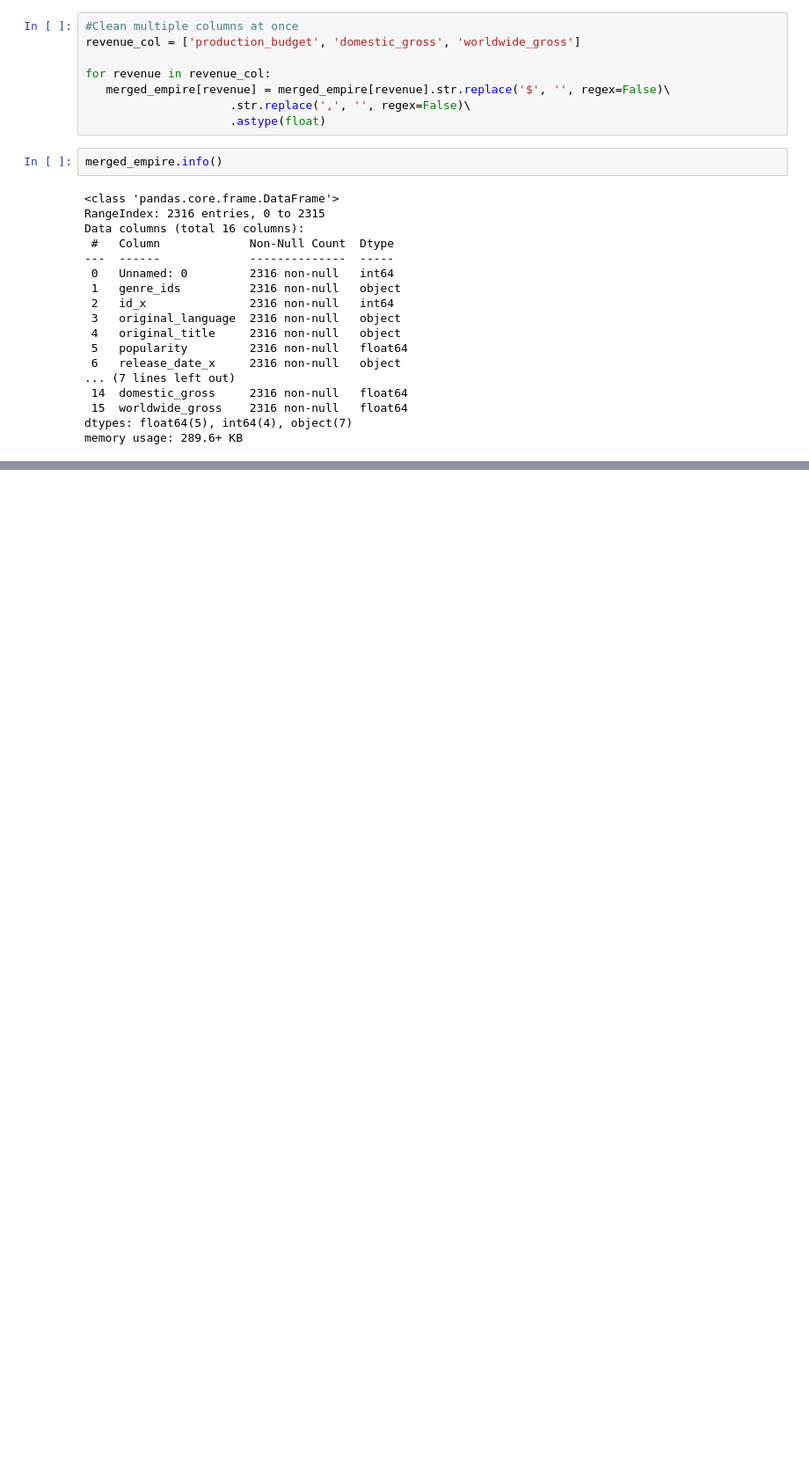
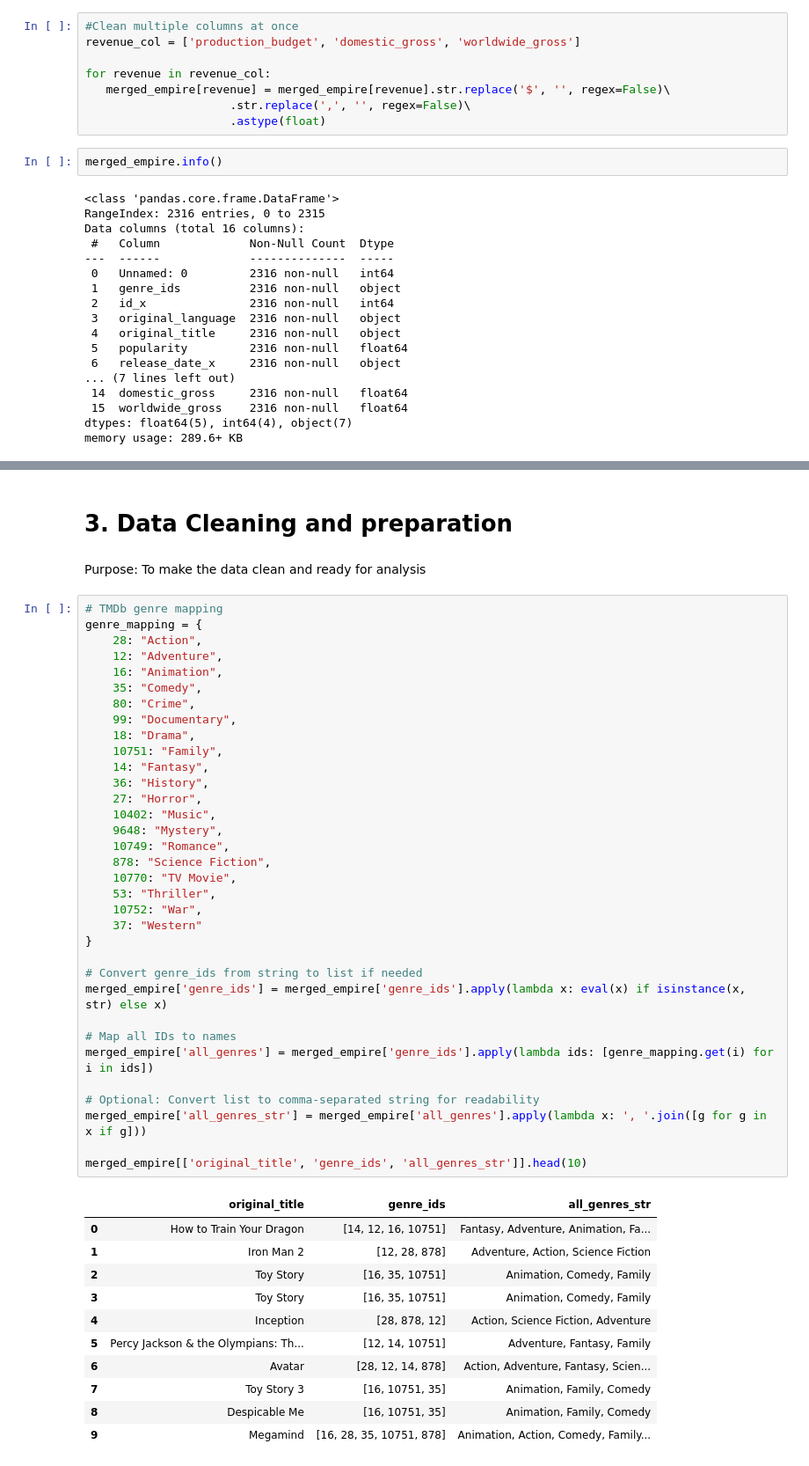
Before and after one commit to KamauWaithaka/TRIPPLE_7_MOVIE_EMPIRE_REVIEW, a Jupyter notebook: GROUP_7.ipynb, the cells around one changed output, grey strips where cells are left out. Shown at 88% size. Saved outputs shown, nothing was run; the diff lists cells and outputs as text; blank space fills up the shorter version.

```diff
--- a/GROUP_7.ipynb
+++ b/GROUP_7.ipynb
@@ -126,0 +221,50 @@ memory usage: 289.6+ KB
+# %% [markdown]
+# 3. Data Cleaning and preparation
+# %% [markdown]
+Purpose: To make the data clean and ready for analysis
+# %%
+# TMDb genre mapping
+genre_mapping = {
+    28: "Action",
+    12: "Adventure",
+    16: "Animation",
+    35: "Comedy",
+    80: "Crime",
+    99: "Documentary",
+    18: "Drama",
+    10751: "Family",
+    14: "Fantasy",
+    36: "History",
+    27: "Horror",
+    10402: "Music",
+    9648: "Mystery",
+    10749: "Romance",
+    878: "Science Fiction",
+    10770: "TV Movie",
+    53: "Thriller",
+    10752: "War",
+    37: "Western"
+}
+
+# Convert genre_ids from string to list if needed
+merged_empire['genre_ids'] = merged_empire['genre_ids'].apply(lambda x: eval(x) if isinstance(x, str) else x)
+
+# Map all IDs to names
+merged_empire['all_genres'] = merged_empire['genre_ids'].apply(lambda ids: [genre_mapping.get(i) for i in ids])
+
+# Optional: Convert list to comma-separated string for readability
+merged_empire['all_genres_str'] = merged_empire['all_genres'].apply(lambda x: ', '.join([g for g in x if g]))
+
+merged_empire[['original_title', 'genre_ids', 'all_genres_str']].head(10)
+# %% [output]
+|  | original_title | genre_ids | all_genres_str |
+| 0 | How to Train Your Dragon | [14, 12, 16, 10751] | Fantasy, Adventure, Animation, Fa... |
+| 1 | Iron Man 2 | [12, 28, 878] | Adventure, Action, Science Fiction |
+| 2 | Toy Story | [16, 35, 10751] | Animation, Comedy, Family |
+| 3 | Toy Story | [16, 35, 10751] | Animation, Comedy, Family |
+| 4 | Inception | [28, 878, 12] | Action, Science Fiction, Adventure |
+| 5 | Percy Jackson & the Olympians: Th... | [12, 14, 10751] | Adventure, Fantasy, Family |
+| 6 | Avatar | [28, 12, 14, 878] | Action, Adventure, Fantasy, Scien... |
+| 7 | Toy Story 3 | [16, 10751, 35] | Animation, Family, Comedy |
+| 8 | Despicable Me | [16, 10751, 35] | Animation, Family, Comedy |
+| 9 | Megamind | [16, 28, 35, 10751, 878] | Animation, Action, Comedy, Family... |
```
Also changed, not shown: parts of 21 cells of this notebook.
